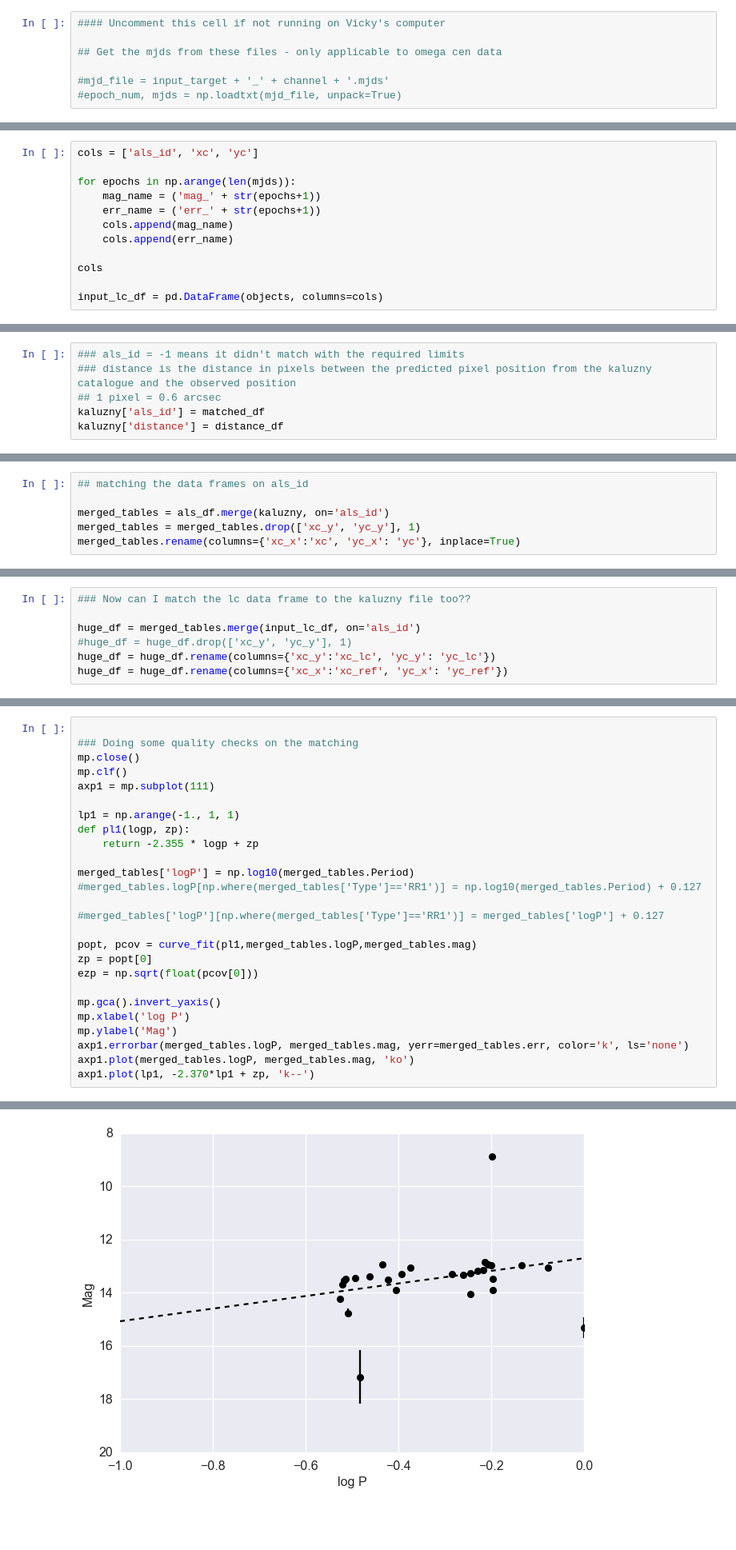
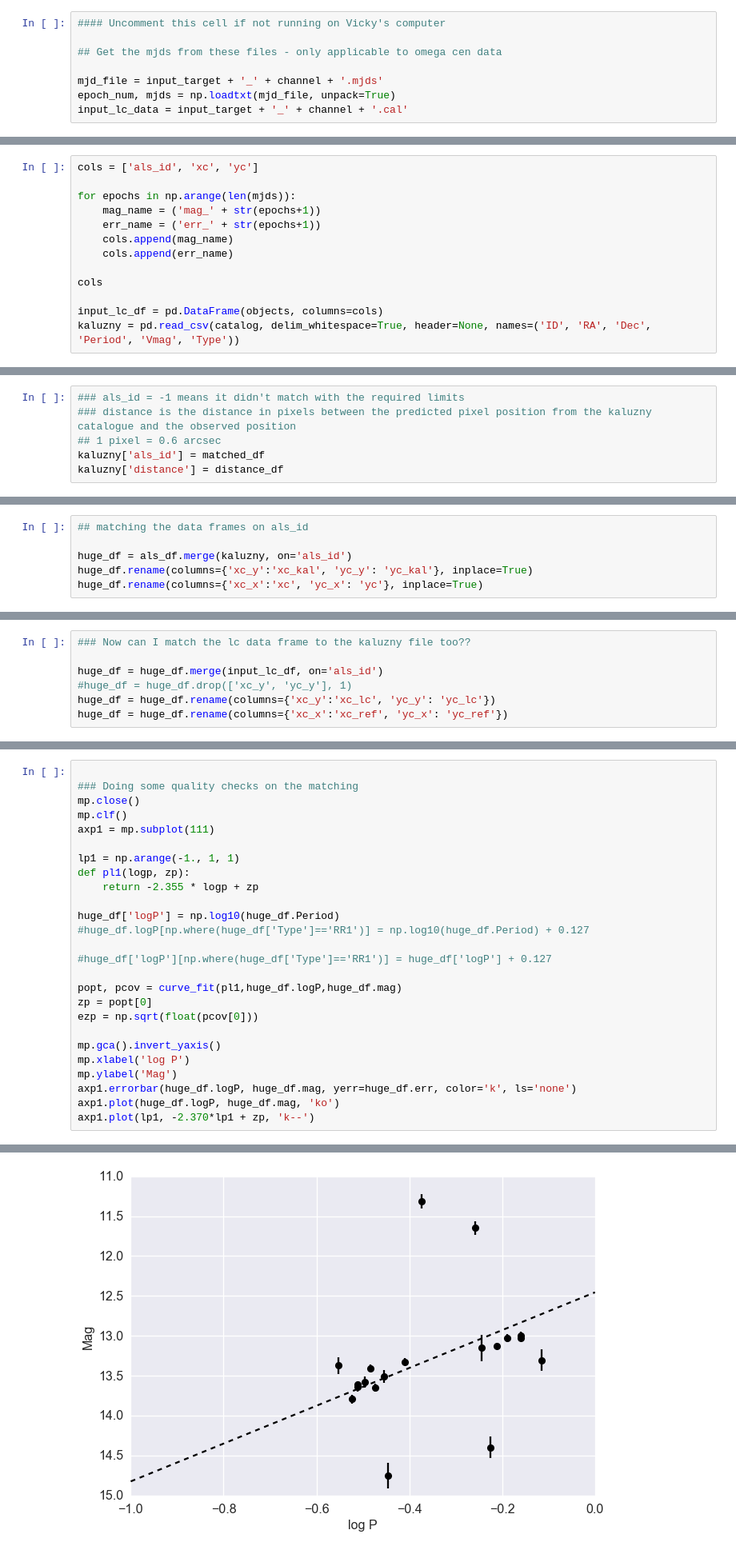
Before and after one commit to vickyscowcroft/omegaCen, a Jupyter notebook: calibrated_files/matching_to_kaluzny.ipynb, the cells around one changed output, grey strips where cells are left out. Shown at 80% size. Cells and saved outputs as stored; diff of their text form; blank space fills up the shorter version.

```diff
--- a/calibrated_files/matching_to_kaluzny.ipynb
+++ b/calibrated_files/matching_to_kaluzny.ipynb
@@ -69,8 +72,9 @@ for count in range(0, len(input_image_list)):
 
 ## Get the mjds from these files - only applicable to omega cen data
 
-#mjd_file = input_target + '_' + channel + '.mjds'
-#epoch_num, mjds = np.loadtxt(mjd_file, unpack=True)
+mjd_file = input_target + '_' + channel + '.mjds'
+epoch_num, mjds = np.loadtxt(mjd_file, unpack=True)
+input_lc_data = input_target + '_' + channel + '.cal'
 # %%
 if ((len(mjds) % 6 ) == 0):
     n_lines_raw = int((len(mjds) / 6) + 1)
@@ -111,6 +115,7 @@ for epochs in np.arange(len(mjds)):
 cols
 
 input_lc_df = pd.DataFrame(objects, columns=cols)
+kaluzny = pd.read_csv(catalog, delim_whitespace=True, header=None, names=('ID', 'RA', 'Dec', 'Period', 'Vmag', 'Type'))
 # %%
 input_lc_df
 # %% [output]
@@ -284,6 +289,6 @@ omegaCen_3_4p5um_rrl_matched_to_kaluzny.cal
 # %%
 ## matching the data frames on als_id
 
-merged_tables = als_df.merge(kaluzny, on='als_id')
-merged_tables = merged_tables.drop(['xc_y', 'yc_y'], 1)
-merged_tables.rename(columns={'xc_x':'xc', 'yc_x': 'yc'}, inplace=True)
+huge_df = als_df.merge(kaluzny, on='als_id')
+huge_df.rename(columns={'xc_y':'xc_kal', 'yc_y': 'yc_kal'}, inplace=True)
+huge_df.rename(columns={'xc_x':'xc', 'yc_x': 'yc'}, inplace=True)
@@ -313,7 +318,7 @@ merged_tables.to_csv(outfile, sep='\t', header=True, index=False)
 # %%
 ### Now can I match the lc data frame to the kaluzny file too??
 
-huge_df = merged_tables.merge(input_lc_df, on='als_id')
+huge_df = huge_df.merge(input_lc_df, on='als_id')
 #huge_df = huge_df.drop(['xc_y', 'yc_y'], 1)
 huge_df = huge_df.rename(columns={'xc_y':'xc_lc', 'yc_y': 'yc_lc'})
 huge_df = huge_df.rename(columns={'xc_x':'xc_ref', 'yc_x': 'yc_ref'})
@@ -412,29 +417,29 @@ for rrl in np.arange(len(huge_df)):
 # %%
 
 ### Doing some quality checks on the matching
 mp.close()
 mp.clf()
 axp1 = mp.subplot(111)
 
 lp1 = np.arange(-1., 1, 1)
 def pl1(logp, zp):
     return -2.355 * logp + zp
 
-merged_tables['logP'] = np.log10(merged_tables.Period)
-#merged_tables.logP[np.where(merged_tables['Type']=='RR1')] = np.log10(merged_tables.Period) + 0.127
+huge_df['logP'] = np.log10(huge_df.Period)
+#huge_df.logP[np.where(huge_df['Type']=='RR1')] = np.log10(huge_df.Period) + 0.127
 
-#merged_tables['logP'][np.where(merged_tables['Type']=='RR1')] = merged_tables['logP'] + 0.127
+#huge_df['logP'][np.where(huge_df['Type']=='RR1')] = huge_df['logP'] + 0.127
 
-popt, pcov = curve_fit(pl1,merged_tables.logP,merged_tables.mag)
+popt, pcov = curve_fit(pl1,huge_df.logP,huge_df.mag)
 zp = popt[0]
 ezp = np.sqrt(float(pcov[0]))
 
 mp.gca().invert_yaxis()
 mp.xlabel('log P')
 mp.ylabel('Mag')
-axp1.errorbar(merged_tables.logP, merged_tables.mag, yerr=merged_tables.err, color='k', ls='none')
-axp1.plot(merged_tables.logP, merged_tables.mag, 'ko')
+axp1.errorbar(huge_df.logP, huge_df.mag, yerr=huge_df.err, color='k', ls='none')
+axp1.plot(huge_df.logP, huge_df.mag, 'ko')
 axp1.plot(lp1, -2.370*lp1 + zp, 'k--')
 # %% [output]
 [<matplotlib.lines.Line2D at 0x...>]
-[figure, old version]
+[figure, new version]
```
Also changed, not shown: parts of 43 cells of this notebook, 21 other files.
